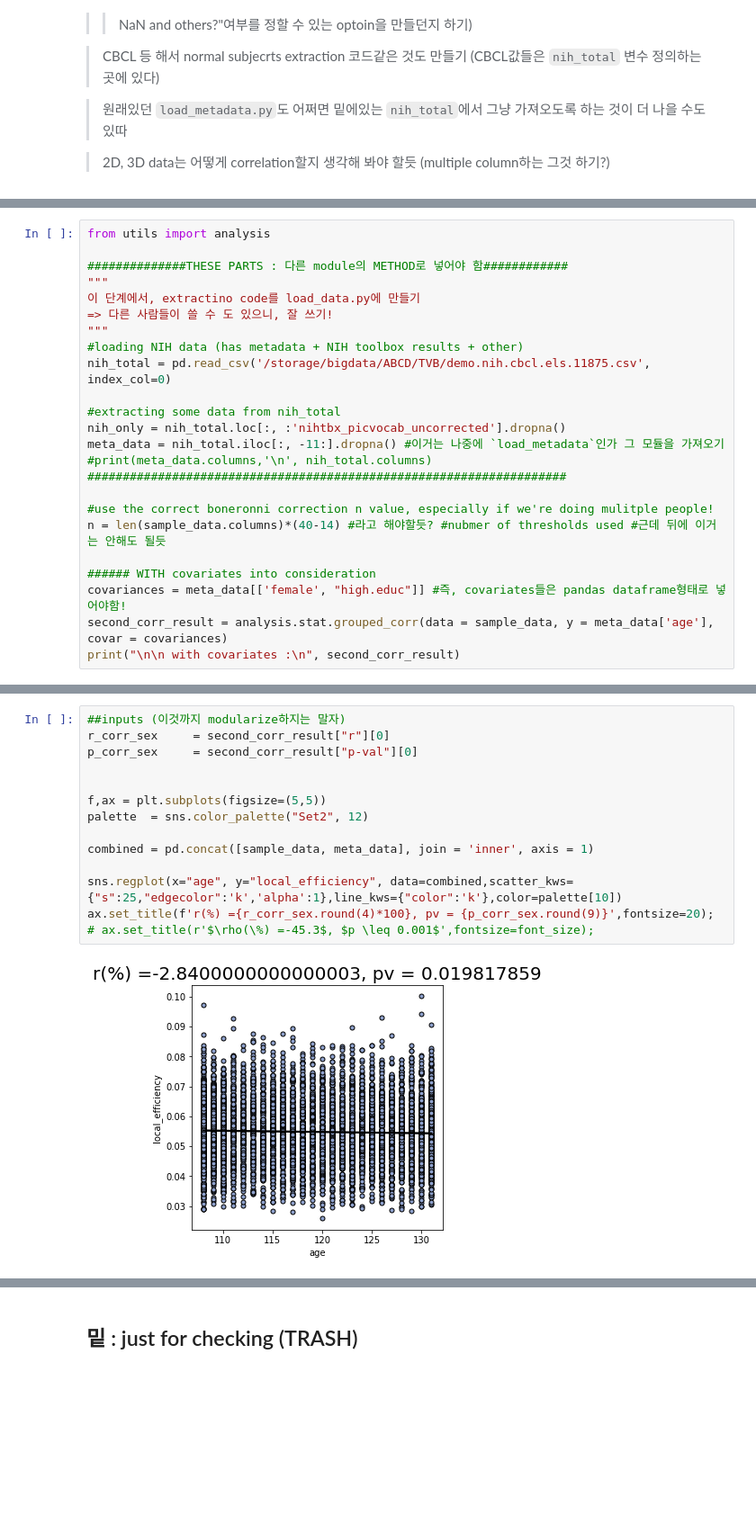
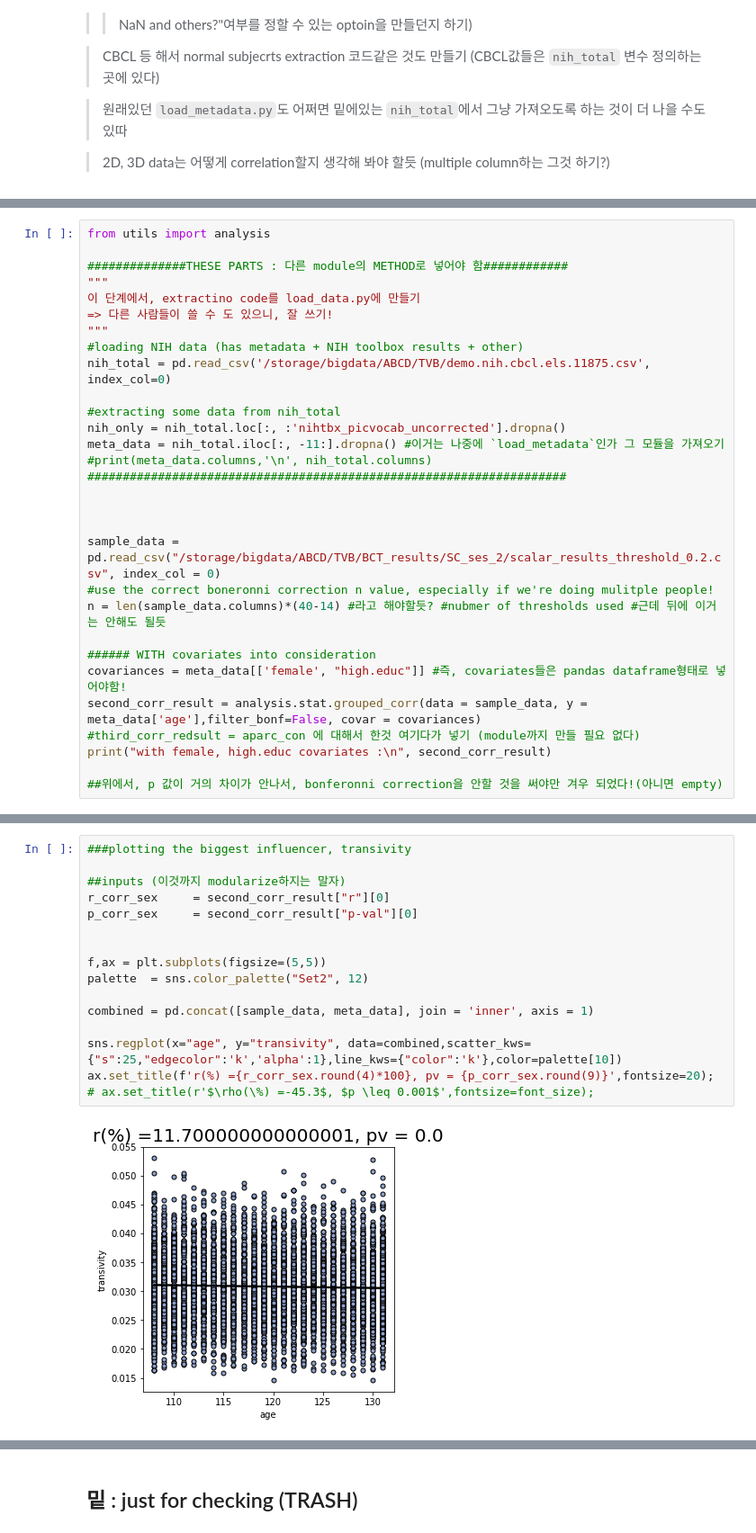
Before and after one commit to Transconnectome/TVB, a Jupyter notebook: Brain_Connectivity/TVB_version.ipynb, the cells around one changed output, grey strips where cells are left out. Shown at 90% size. Saved outputs shown, nothing was run; the diff lists cells and outputs as text; blank space fills up the shorter version.

```diff
--- a/Brain_Connectivity/TVB_version.ipynb
+++ b/Brain_Connectivity/TVB_version.ipynb
@@ -431,11 +443,17 @@ meta_data = nih_total.iloc[:, -11:].dropna() #이거는 나중에 `load_metadata
 #print(meta_data.columns,'\n', nih_total.columns)
 ####################################################################
 
+
+
+sample_data = pd.read_csv("/storage/bigdata/ABCD/TVB/BCT_results/SC_ses_2/scalar_results_threshold_0.2.csv", index_col = 0)
 #use the correct boneronni correction n value, especially if we're doing mulitple people!
 n = len(sample_data.columns)*(40-14) #라고 해야할듯? #nubmer of thresholds used #근데 뒤에 이거는 안해도 될듯
 
 ###### WITH covariates into consideration
 covariances = meta_data[['female', "high.educ"]] #즉, covariates들은 pandas dataframe형태로 넣어야함!
-second_corr_result = analysis.stat.grouped_corr(data = sample_data, y = meta_data['age'], covar = covariances)
-print("\n\n with covariates :\n", second_corr_result)
+second_corr_result = analysis.stat.grouped_corr(data = sample_data, y = meta_data['age'],filter_bonf=False, covar = covariances)
+#third_corr_redsult = aparc_con 에 대해서 한것 여기다가 넣기 (module까지 만들 필요 없다)
+print("with female, high.educ covariates :\n", second_corr_result)
+
+##위에서, p 값이 거의 차이가 안나서, bonferonni correction을 안할 것을 써야만 겨우 되었다!(아니면 empty)
 # %% [output]
@@ -462,16 +473,18 @@ graph_diameter     6711  0.027636    [0.0, 0.05]  0.023595
 # %%
+###plotting the biggest influencer, transivity
+
 ##inputs (이것까지 modularize하지는 말자)
 r_corr_sex     = second_corr_result["r"][0]
 p_corr_sex     = second_corr_result["p-val"][0]
 
 
 f,ax = plt.subplots(figsize=(5,5))
 palette  = sns.color_palette("Set2", 12)
 
 combined = pd.concat([sample_data, meta_data], join = 'inner', axis = 1)
 
-sns.regplot(x="age", y="local_efficiency", data=combined,scatter_kws={"s":25,"edgecolor":'k','alpha':1},line_kws={"color":'k'},color=palette[10])
+sns.regplot(x="age", y="transivity", data=combined,scatter_kws={"s":25,"edgecolor":'k','alpha':1},line_kws={"color":'k'},color=palette[10])
 ax.set_title(f'r(%) ={r_corr_sex.round(4)*100}, pv = {p_corr_sex.round(9)}',fontsize=20);
 # ax.set_title(r'$\rho(\%) =-45.3$, $p \leq 0.001$',fontsize=font_size);
 # %% [output]
-[figure, old version]
+[figure, new version]
```
Also changed, not shown: parts of 15 cells of this notebook, 11 other files.
